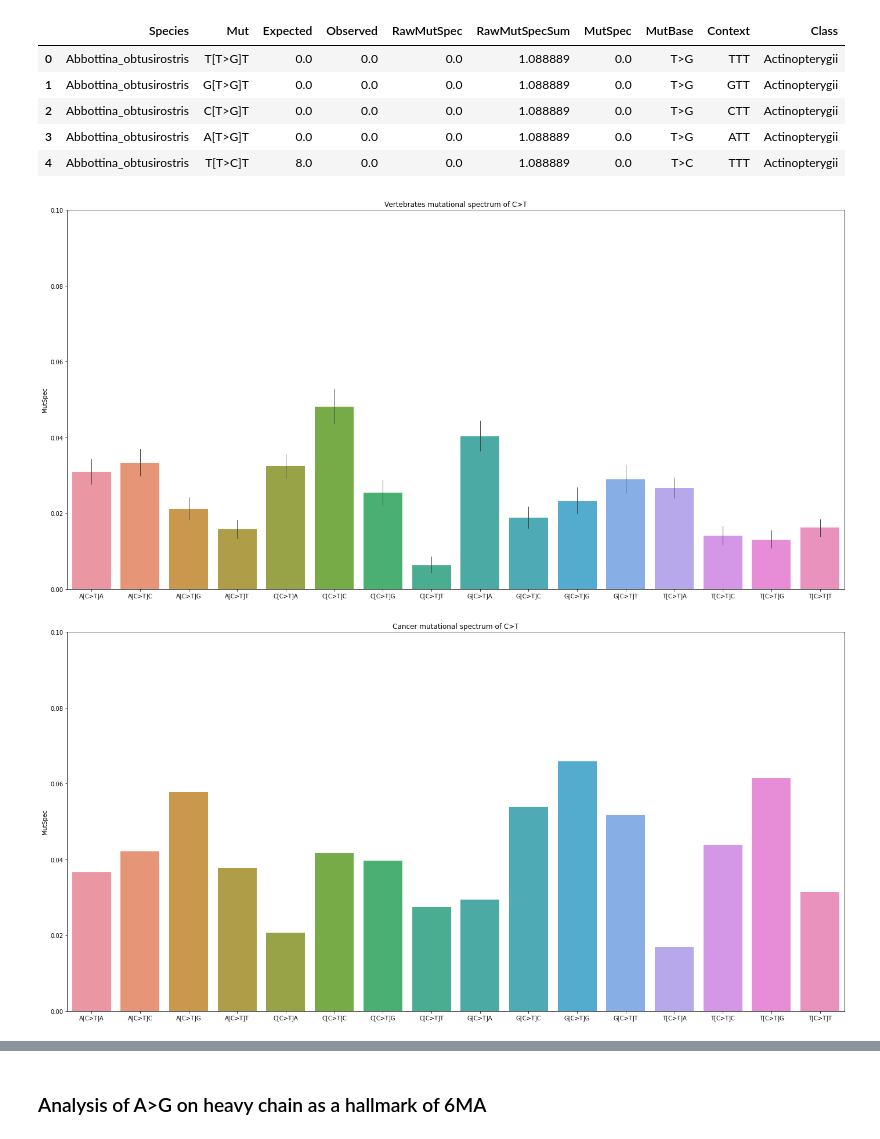
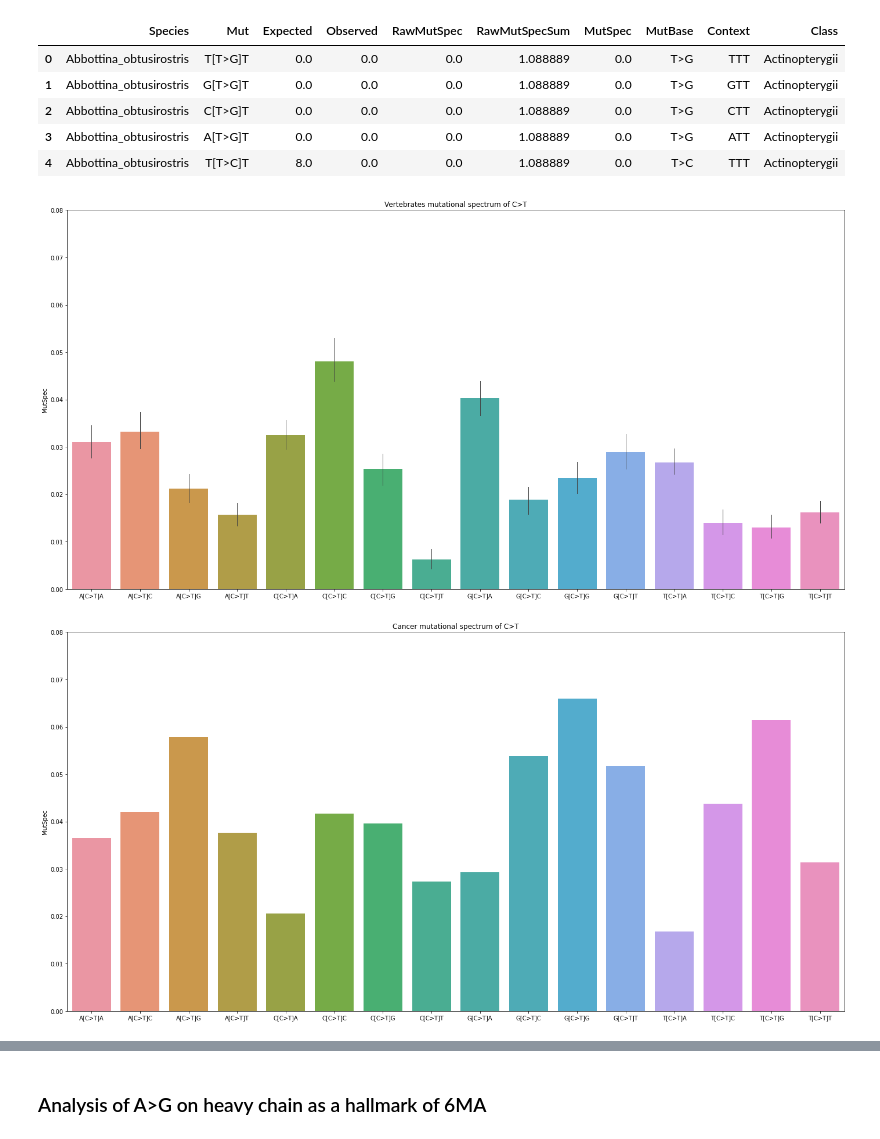
Before and after one commit to mitoclub/mtdna-192component-mutspec-chordata, a Jupyter notebook: scripts/get_mutspec.ipynb, the cells around one changed output, grey strips where cells are left out. Drawn from its saved outputs; the diff is of its cells as text; code cells hidden in the pictures.

```diff
--- a/scripts/get_mutspec.ipynb
+++ b/scripts/get_mutspec.ipynb
@@ -256,20 +222,20 @@ sns.barplot(x="Mut", y="MutSpec", data=CT_only,
             order=C_T_arr, errwidth=1, ax=fig.gca())
 ax.set_xlabel('')
 ax.set_title('Vertebrates mutational spectrum of C>T')
-ax.set_ylim(0,0.10)
+ax.set_ylim(0,0.08)
 plt.savefig('../pictures/MutSpec/CTMutVert.pdf',dpi=300)
 # %% [output]
-[figure, old version]
+[figure, new version]
 # %%
 fig = plt.figure(figsize=(24, 12))
 ax = fig.add_subplot(111)
 sns.barplot(x="Mut", y="MutSpec", data=exdloop[exdloop['Mut'].isin(C_T_arr)],
             order=C_T_arr, ax=fig.gca())
 ax.set_xlabel('')
 ax.set_title('Cancer mutational spectrum of C>T')
-ax.set_ylim(0,0.10)
+ax.set_ylim(0,0.08)
 plt.savefig('../pictures/MutSpec/CTMutCancer.pdf',dpi=300)
 # %% [output]
-[figure, old version]
+[figure, new version]
 # %%
 for tx in taxes_to_draw:
```
Also changed, not shown: parts of 10 cells of this notebook, 3 other files.
